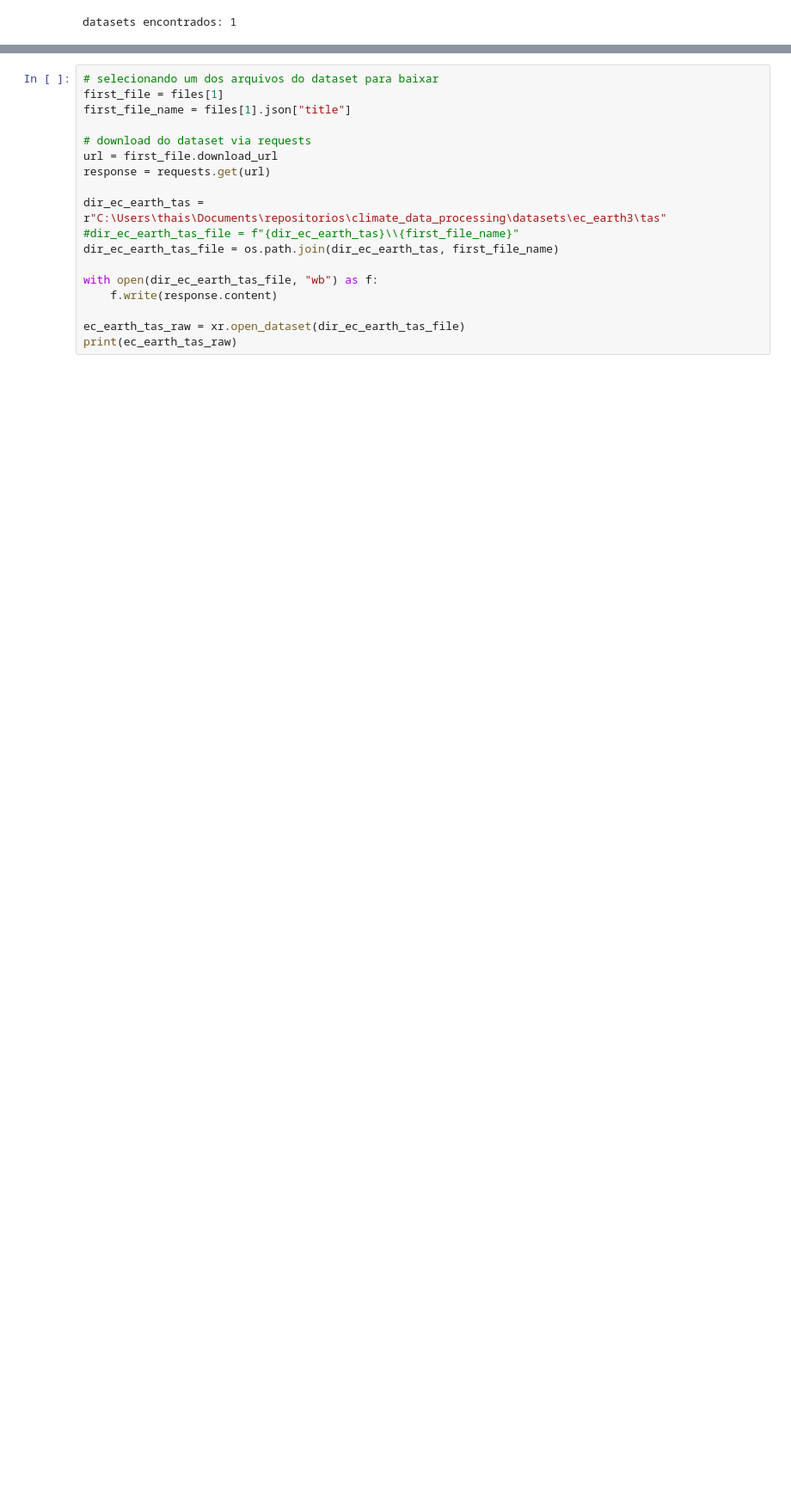
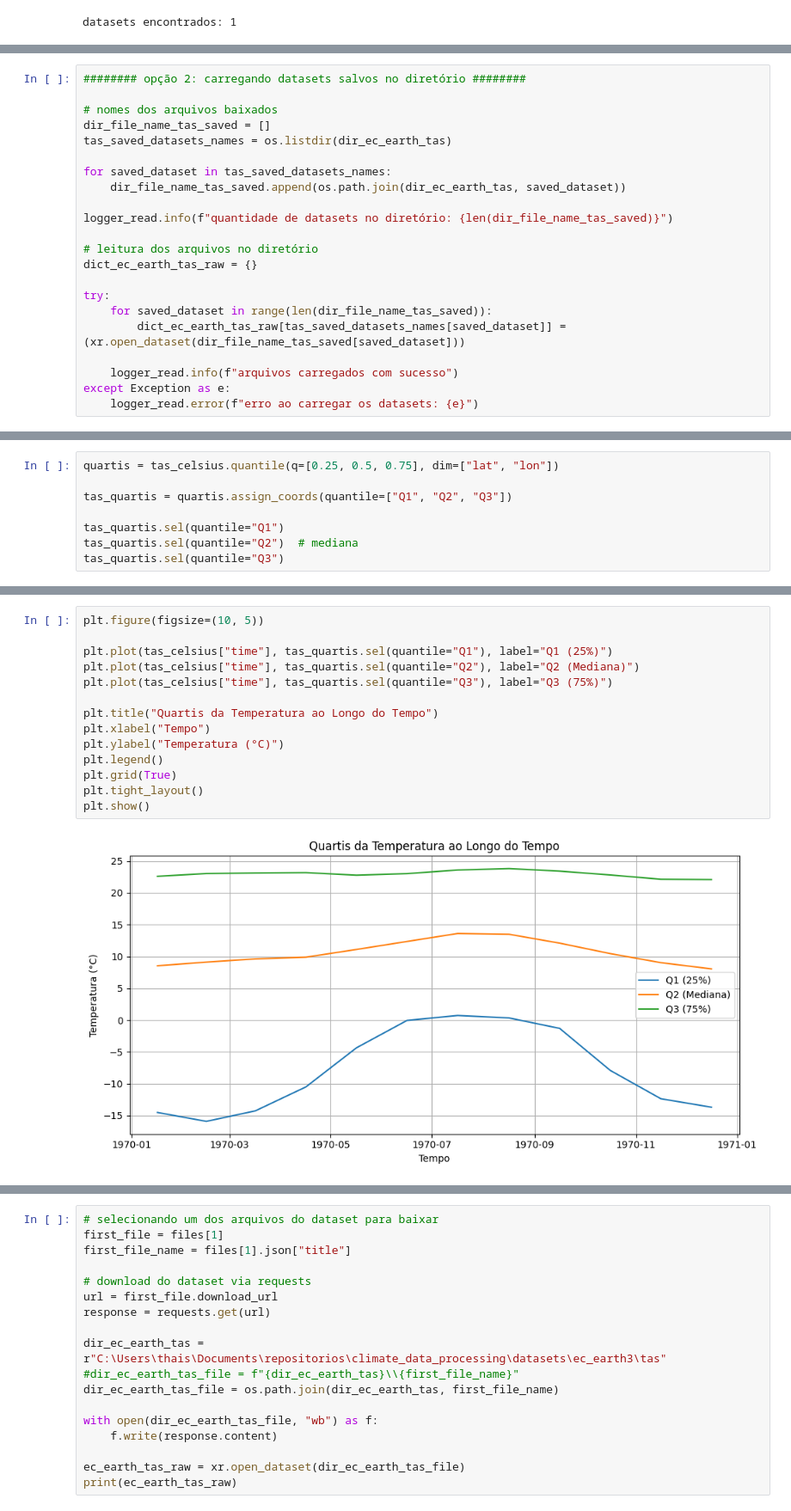
Before and after one commit to thais-oak/climate_data_processing, a Jupyter notebook: processing_test.ipynb, the cells around one changed output, grey strips where cells are left out. Shown at 86% size. Saved outputs shown, nothing was run; the diff lists cells and outputs as text; blank space fills up the shorter version.

```diff
--- a/processing_test.ipynb
+++ b/processing_test.ipynb
@@ -391,0 +472,22 @@ arquivo atual = tas_Amon_EC-Earth3_historical_r110i1p1f1_gr_198401-198412.nc
+# %%
+######## opção 2: carregando datasets salvos no diretório ########
+
+# nomes dos arquivos baixados
+dir_file_name_tas_saved = []
+tas_saved_datasets_names = os.listdir(dir_ec_earth_tas)
+
+for saved_dataset in tas_saved_datasets_names:
+    dir_file_name_tas_saved.append(os.path.join(dir_ec_earth_tas, saved_dataset))
+
+logger_read.info(f"quantidade de datasets no diretório: {len(dir_file_name_tas_saved)}")
+
+# leitura dos arquivos no diretório
+dict_ec_earth_tas_raw = {}
+
+try:
+    for saved_dataset in range(len(dir_file_name_tas_saved)):
+        dict_ec_earth_tas_raw[tas_saved_datasets_names[saved_dataset]] = (xr.open_dataset(dir_file_name_tas_saved[saved_dataset]))
+
+    logger_read.info(f"arquivos carregados com sucesso")
+except Exception as e:
+    logger_read.error(f"erro ao carregar os datasets: {e}")
@@ -391,0 +611,8 @@ arquivo atual = tas_Amon_EC-Earth3_historical_r110i1p1f1_gr_198401-198412.nc
+# %%
+quartis = tas_celsius.quantile(q=[0.25, 0.5, 0.75], dim=["lat", "lon"])
+
+tas_quartis = quartis.assign_coords(quantile=["Q1", "Q2", "Q3"])
+
+tas_quartis.sel(quantile="Q1")
+tas_quartis.sel(quantile="Q2")  # mediana
+tas_quartis.sel(quantile="Q3")
@@ -391,0 +627,16 @@ arquivo atual = tas_Amon_EC-Earth3_historical_r110i1p1f1_gr_198401-198412.nc
+# %%
+plt.figure(figsize=(10, 5))
+
+plt.plot(tas_celsius["time"], tas_quartis.sel(quantile="Q1"), label="Q1 (25%)")
+plt.plot(tas_celsius["time"], tas_quartis.sel(quantile="Q2"), label="Q2 (Mediana)")
+plt.plot(tas_celsius["time"], tas_quartis.sel(quantile="Q3"), label="Q3 (75%)")
+
+plt.title("Quartis da Temperatura ao Longo do Tempo")
+plt.xlabel("Tempo")
+plt.ylabel("Temperatura (°C)")
+plt.legend()
+plt.grid(True)
+plt.tight_layout()
+plt.show()
+# %% [output]
+[figure, added]
```
Also changed, not shown: parts of 35 cells of this notebook, 1 other file.
